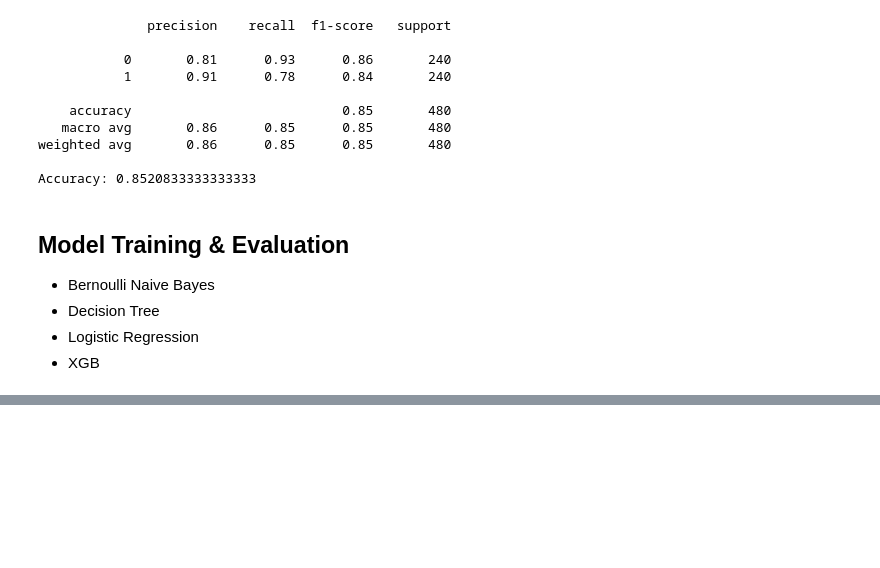
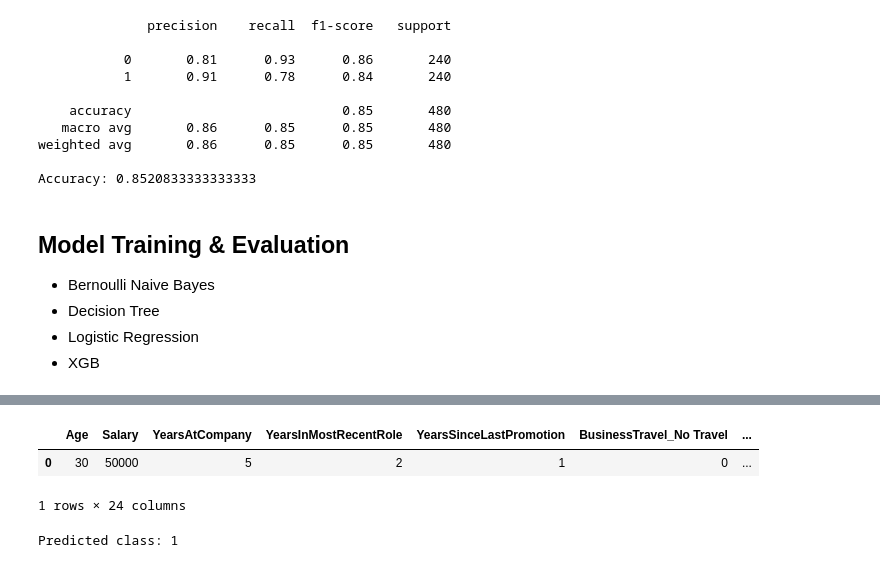
Before and after one commit to aadi-kanwar/Employee-Attrition, a Jupyter notebook: Employee_Attrition.ipynb, the cells around one changed output, grey strips where cells are left out. Drawn from its saved outputs; the diff is of its cells as text; code cells hidden in the pictures; blank space fills up the shorter version.

```diff
--- a/Employee_Attrition.ipynb
+++ b/Employee_Attrition.ipynb
@@ -1058,0 +1228,24 @@ XGBoost - Accuracy: 0.8625, Precision: 0.8675, Recall: 0.8625, F1 Score: 0.8620
+# %%
+# Add missing columns from the training set
+missing_cols = set(x_train.columns) - set(X_new.columns)
+for col in missing_cols:
+    X_new[col] = 0
+# %%
+# Reorder columns to match the training data
+X_new = X_new.reindex(columns=training_columns, fill_value=0)
+# X_new = X_new[training_columns]
+X_new
+# %% [output]
+|  | Age | Salary | YearsAtCompany | YearsInMostRecentRole | YearsSinceLastPromotion | BusinessTravel_No Travel | ... |
+| 0 | 30 | 50000 | 5 | 2 | 1 | 0 | ... |
+1 rows × 24 columns
+# %%
+X_new_scaled = scaler.transform(X_new)
+
+# Make predictions
+y_pred_new = model.predict(X_new_scaled)
+
+# Print the predicted class
+print(f'Predicted class: {y_pred_new[0]}')
+# %% [output]
+Predicted class: 1
```
Also changed, not shown: parts of 38 cells of this notebook.
